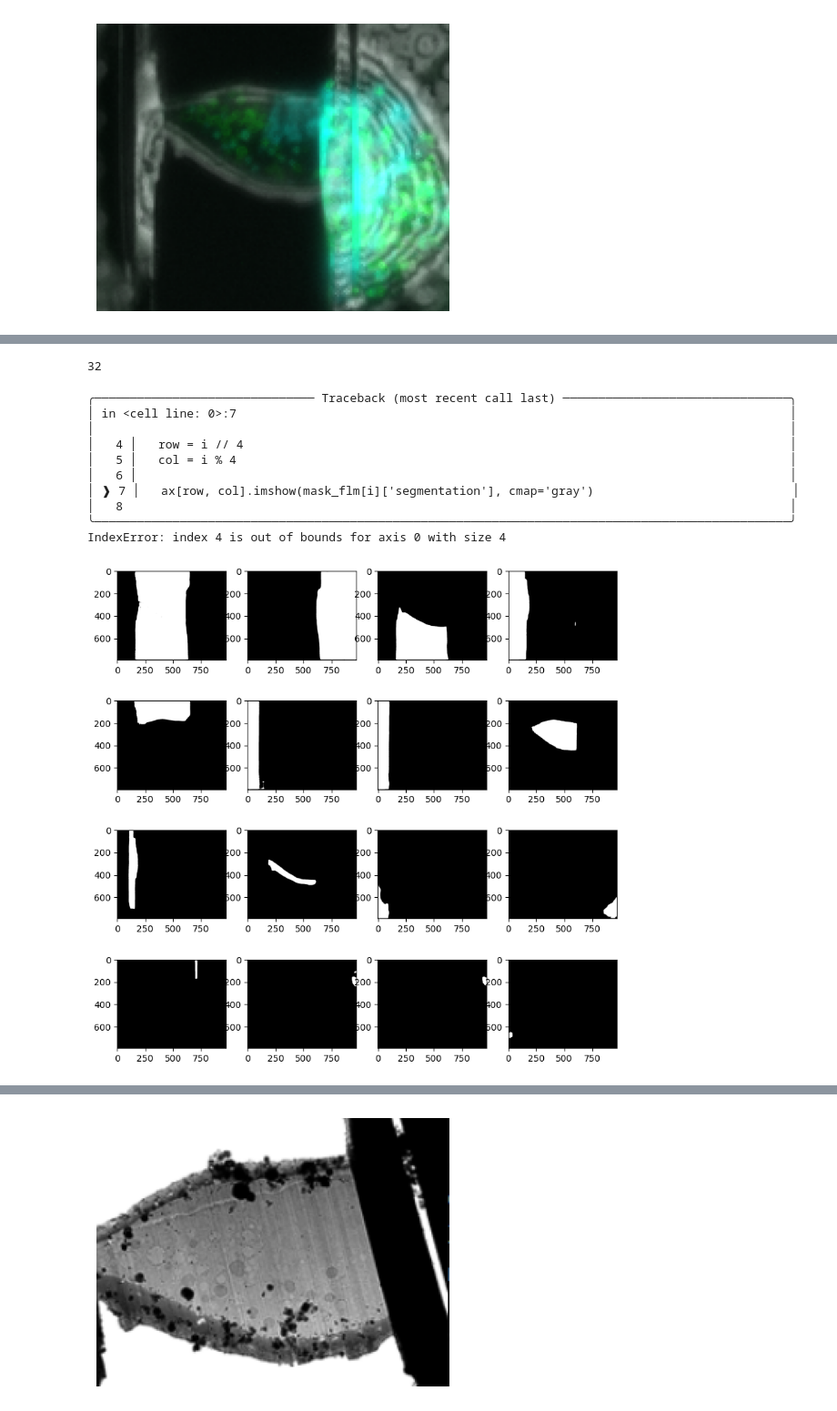
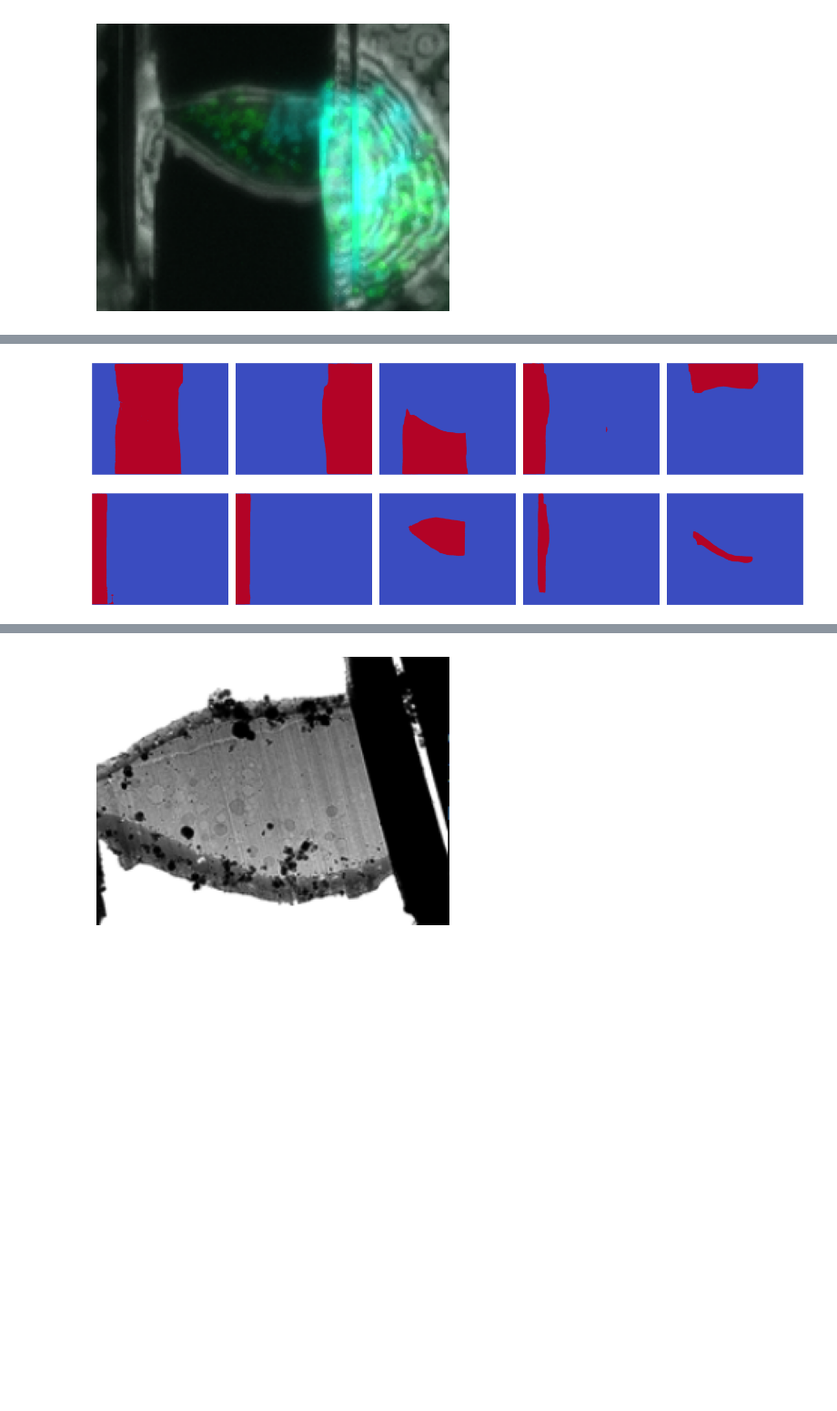
Before and after one commit to Sarztak/flm-tem-correlation, a Jupyter notebook: automatic_mask_generator_flm_tem.ipynb, the cells around one changed output, grey strips where cells are left out. Shown at 91% size. Drawn from its saved outputs; the diff is of its cells as text; code cells hidden in the pictures; blank space fills up the shorter version.

```diff
--- a/automatic_mask_generator_flm_tem.ipynb
+++ b/automatic_mask_generator_flm_tem.ipynb
@@ -121,6 +121,29 @@ def show_mask_over_image(masks, image, figsize=(5, 5)):
     show_anns(masks)
     plt.axis('off')
     plt.show()
+
+import math
+def plot_masks(masks, n=10, cell_w=3, cell_h=3):
+    # plot top n masks
+    n = min(n, len(masks))
+
+    cols = 5 # 5 masks in one row
+    rows = math.ceil(n / 5)
+    fig, ax = plt.subplots(rows, cols, figsize=(cols * cell_w, rows * cell_h))
+    for i in range(n):
+        row = i // cols
+        col = i % cols
+        if row + col > n:
+            continue
+        ax[row, col].imshow(masks[i]['segmentation'], cmap='coolwarm')
+        ax[row, col].axis('off')
+    plt.tight_layout()
+    plt.show()
+
+def plot_one_mask(masks, n):
+    """utility to plot the nth mask indexing starts from 1"""
+    if 0 < n < len(masks):
+        plt.imshow(masks[n - 1]['segmentation'], cmap='coolwarm')
 # %%
 img_flm = show_image(INPUT_DIR / 'flm_rgb.png')
 # %% [output]
@@ -134,28 +157,8 @@ show_mask_over_image(mask_flm, img_flm)
 # %%
 # arrange the masks by the decreasing area
 mask_flm = sorted(mask_flm, key=lambda x: -x['area'])
-# %%
-len(mask_flm)
-# %% [output]
-32
 # %%
-# total 13 masks 4 x 3 grid
-fig, ax = plt.subplots(4, 4, figsize=(10, 10))
-for i in range(len(mask_flm)):
-    row = i // 4
-    col = i % 4
-
-    ax[row, col].imshow(mask_flm[i]['segmentation'], cmap='gray')
+plot_masks(mask_flm, 10)
 # %% [output]
-╭─────────────────────────────── Traceback (most recent call last) ────────────────────────────────╮
-│ in <cell line: 0>:7                                                                              │
-│                                                                                                  │
-│   4 │   row = i // 4                                                                             │
-│   5 │   col = i % 4                                                                              │
-│   6 │                                                                                            │
-│ ❱ 7 │   ax[row, col].imshow(mask_flm[i]['segmentation'], cmap='gray')                            │
-│   8                                                                                              │
-╰──────────────────────────────────────────────────────────────────────────────────────────────────╯
-IndexError: index 4 is out of bounds for axis 0 with size 4
-[figure, old version]
+[figure, new version]
 # %%
```
Also changed, not shown: parts of 4 cells of this notebook, 1 other file.
